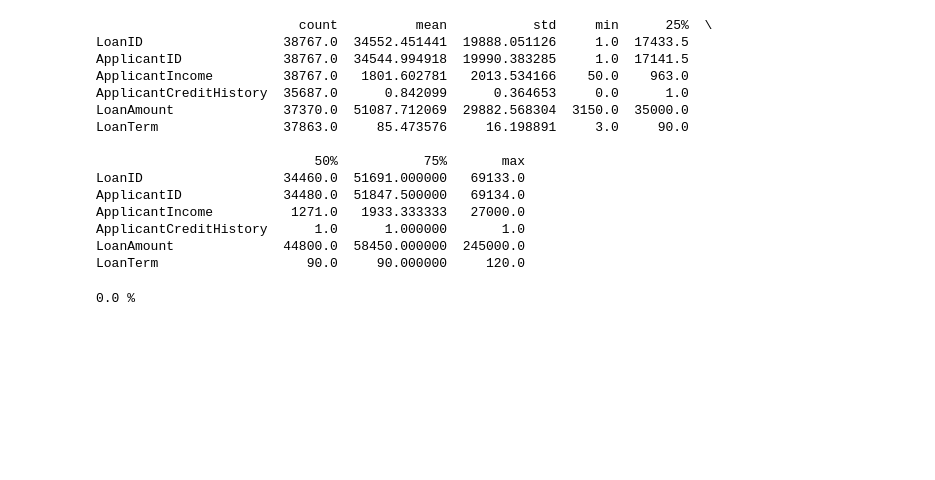
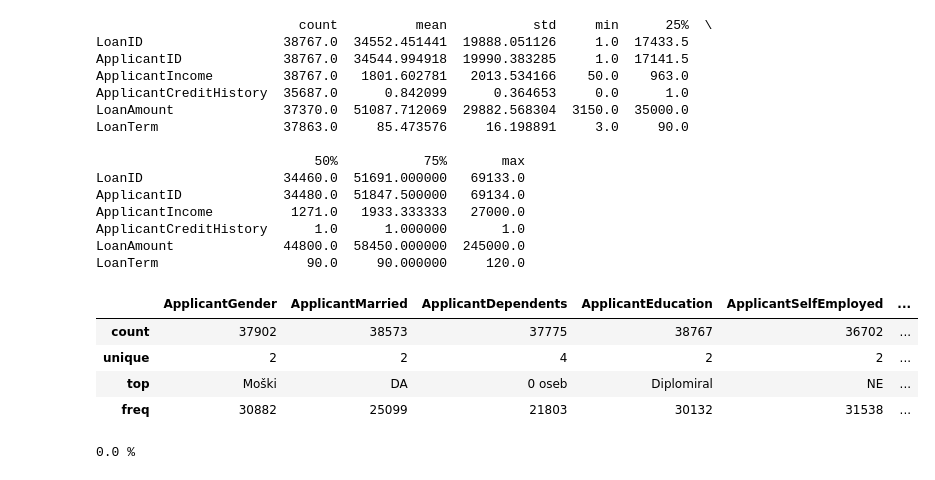
Before and after one commit to kaltrinabaliu/PergatitjaDheVizualizimiiTeDhenave, a Jupyter notebook: BankingDatasetForLoan.ipynb, the cells around one changed output. Drawn from its saved outputs; the diff is of its cells as text; code cells hidden in the pictures; blank space fills up the shorter version.

```diff
--- a/BankingDatasetForLoan.ipynb
+++ b/BankingDatasetForLoan.ipynb
@@ -72,6 +72,14 @@ ApplicantIncome          1271.0   1933.333333   27000.0
 ApplicantCreditHistory      1.0      1.000000       1.0
 LoanAmount              44800.0  58450.000000  245000.0
 LoanTerm                   90.0     90.000000     120.0
+# %%
+df.describe(include=['O'])
+# %% [output]
+|  | ApplicantGender | ApplicantMarried | ApplicantDependents | ApplicantEducation | ApplicantSelfEmployed | ... |
+| count | 37902 | 38573 | 37775 | 38767 | 36702 | ... |
+| unique | 2 | 2 | 4 | 2 | 2 | ... |
+| top | Moški | DA | 0 oseb | Diplomiral | NE | ... |
+| freq | 30882 | 25099 | 21803 | 30132 | 31538 | ... |
 # %%
 # llogarit perqindjen e rreshtave te dyfishte ne DataFrame
 duplicated=df.duplicated().sum()
```
Also changed, not shown: parts of 1 cell of this notebook.
